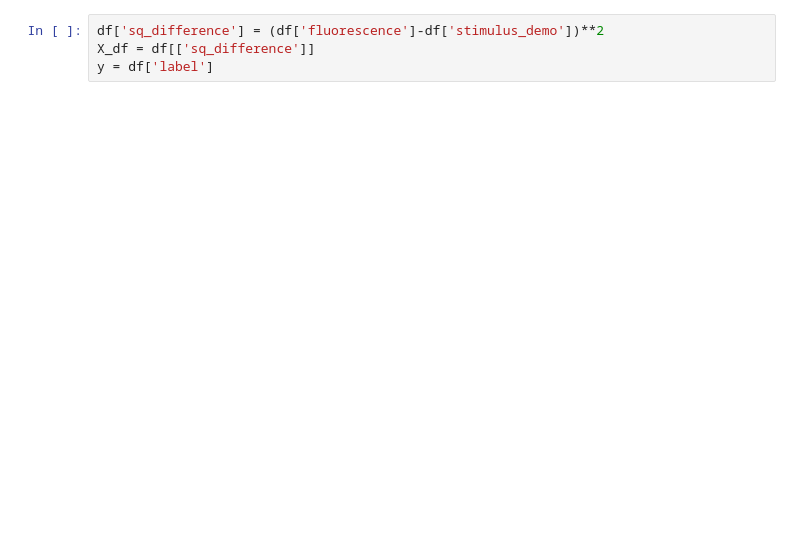
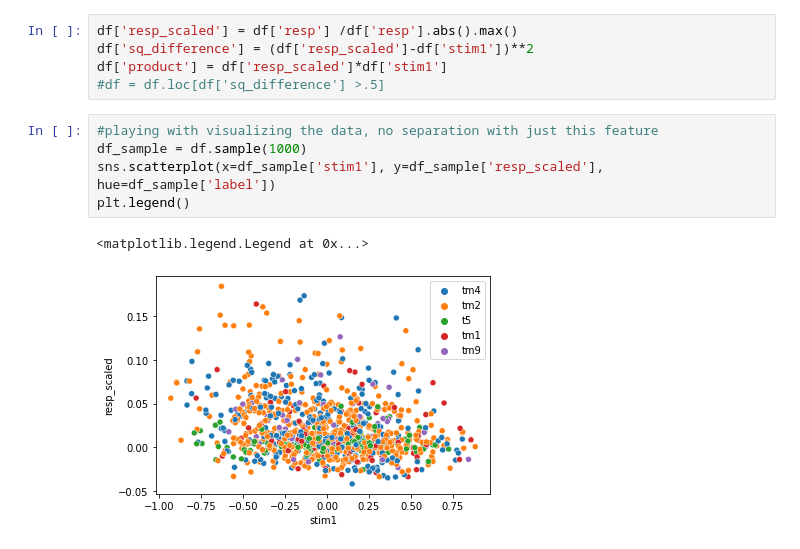
Before and after one commit to laurenneal/capstone-visual-neuroscience, a Jupyter notebook: scikit_test.ipynb, the cells around one changed output. Drawn from its saved outputs; the diff is of its cells as text; blank space fills up the shorter version.

```diff
--- a/scikit_test.ipynb
+++ b/scikit_test.ipynb
@@ -37,4 +75,13 @@ Name: roi_ID, dtype: int64
-# %%
-df['sq_difference'] = (df['fluorescence']-df['stimulus_demo'])**2
-X_df = df[['sq_difference']]
-y = df['label']
+# %%
+df['resp_scaled'] = df['resp'] /df['resp'].abs().max()
+df['sq_difference'] = (df['resp_scaled']-df['stim1'])**2
+df['product'] = df['resp_scaled']*df['stim1']
+#df = df.loc[df['sq_difference'] >.5]
+# %%
+#playing with visualizing the data, no separation with just this feature
+df_sample = df.sample(1000)
+sns.scatterplot(x=df_sample['stim1'], y=df_sample['resp_scaled'], hue=df_sample['label'])
+plt.legend()
+# %% [output]
+<matplotlib.legend.Legend at 0x...>
+[figure, added]
```
Also changed, not shown: parts of 20 cells of this notebook.
